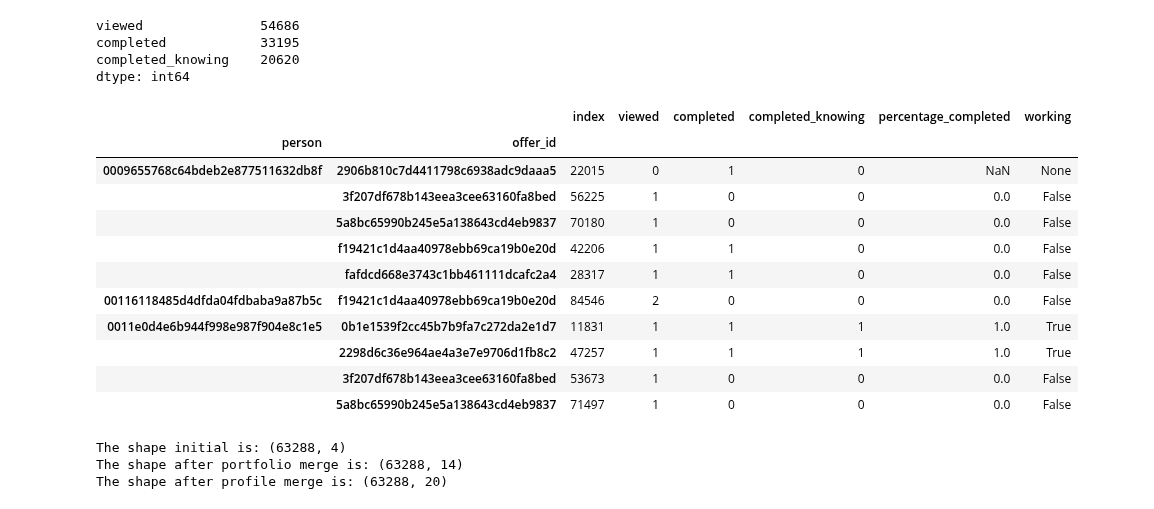
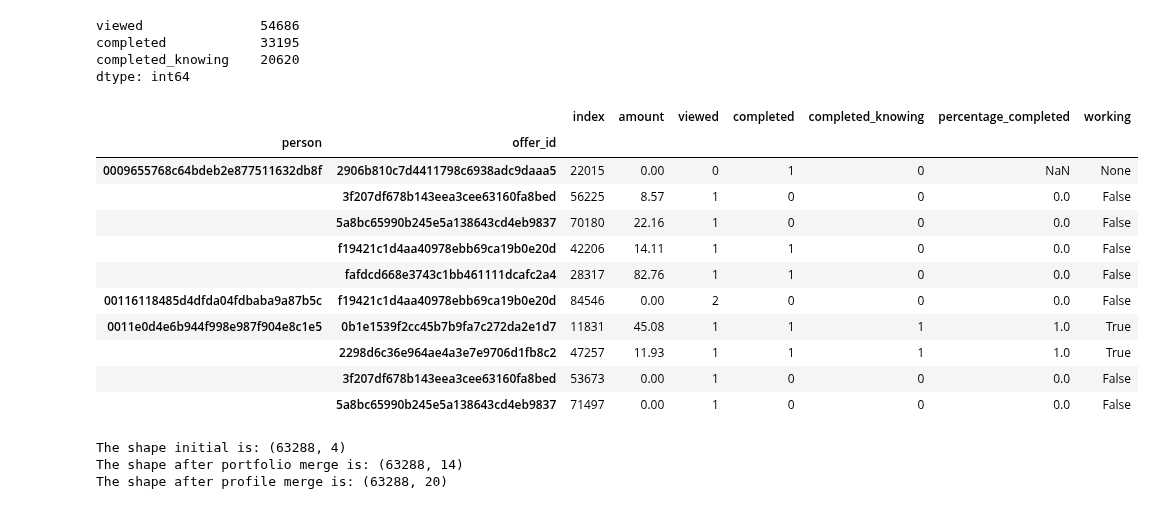
Before and after one commit to Sawy89/dsnd_starbucks_capstone, a Jupyter notebook: Starbucks_Capstone_notebook.ipynb, the cells around one changed output. Saved outputs shown, nothing was run; the diff lists cells and outputs as text; code cells hidden in the pictures.

Commit message:
Add the calculation of the amount spent for every offer

```diff
--- a/Starbucks_Capstone_notebook.ipynb
+++ b/Starbucks_Capstone_notebook.ipynb
@@ -314,6 +321,28 @@ The shape after completed is: (76277, 9)
+# %%
+# 1: slow calculation --> not used
+if 1==0:
+    offer['euros'] = 0
+    start = datetime.datetime.now()
+    for i, idx in enumerate(transaction.index):
+        if i % 1000 == 0:
+            print(f"- {i} on {len(transaction.index)}: {round(100 * i / len(transaction.index))} % - time spent: {(datetime.datetime.now()-start).total_seconds()} seconds")
+        tmp = transaction.loc[idx]
+        bool_ind = (offer['person']==tmp['person']) & (offer['time_viewed']<=tmp['time']) & (offer['time_end']>=tmp['time'])
+        if bool_ind.sum() == 1:
+            offer.loc[bool_ind, 'euros'] += tmp['amount']
+        elif bool_ind.sum() > 1:
+            print(f"--> check index {idx}")
+# %%
+# fast calculation
+offer_tmp = offer.merge(transaction, on='person', how='left')
+offer_tmp = offer_tmp.loc[(offer_tmp['time_viewed']<=offer_tmp['time']) & (offer_tmp['time_end']>=offer_tmp['time'])]
+offer_tmp = offer_tmp.groupby('index').agg({'person': 'first', 'time_received': 'first', 'offer_id': 'first',
+                            'duration_hour': 'first', 'time_end':'first', 'time_viewed':'first',
+                            'time_completed': 'first', 'reward_completed': 'first', 'amount': 'sum'}).reset_index()
+offer = offer_tmp.append(offer.loc[offer['index'].isin(offer_tmp['index'])==False])
 # %%
 # Create boolean offer
-offer_bool = offer[['index','person','offer_id','time_viewed','time_completed']].copy()
+offer_bool = offer[['index','person','offer_id','time_viewed','time_completed','amount']].copy()
 
 # viewed and completed in boolean
 offer_bool['viewed'] = False
@@ -347,25 +376,26 @@ dtype: int64
 # %%
 # Calculate the boolean data for unique person/offer
 offer_bool_grouped = offer_bool.groupby(['person','offer_id']).sum()
+offer_bool_grouped['amount'] = (offer_bool_grouped['amount'] / offer_bool_grouped['viewed']).fillna(0)
 offer_bool_grouped['percentage_completed'] = offer_bool_grouped['completed_knowing'] / offer_bool_grouped['viewed']
 
 offer_bool_grouped['working'] = None
 offer_bool_grouped.loc[offer_bool_grouped['percentage_completed']>=0.5,'working'] = True
 offer_bool_grouped.loc[offer_bool_grouped['percentage_completed']<0.5,'working'] = False
 offer_bool_grouped.head(10)
 # %% [output]
-|  |  | index | viewed | completed | completed_knowing | percentage_completed | working |
-| person | offer_id |  |  |  |  |  |  |
-| 0009655768c64bdeb2e877511632db8f | 2906b810c7d4411798c6938adc9daaa5 | 22015 | 0 | 1 | 0 | NaN | None |
-|  | 3f207df678b143eea3cee63160fa8bed | 56225 | 1 | 0 | 0 | 0.0 | False |
-|  | 5a8bc65990b245e5a138643cd4eb9837 | 70180 | 1 | 0 | 0 | 0.0 | False |
-|  | f19421c1d4aa40978ebb69ca19b0e20d | 42206 | 1 | 1 | 0 | 0.0 | False |
-|  | fafdcd668e3743c1bb461111dcafc2a4 | 28317 | 1 | 1 | 0 | 0.0 | False |
-| 00116118485d4dfda04fdbaba9a87b5c | f19421c1d4aa40978ebb69ca19b0e20d | 84546 | 2 | 0 | 0 | 0.0 | False |
-| 0011e0d4e6b944f998e987f904e8c1e5 | 0b1e1539f2cc45b7b9fa7c272da2e1d7 | 11831 | 1 | 1 | 1 | 1.0 | True |
-|  | 2298d6c36e964ae4a3e7e9706d1fb8c2 | 47257 | 1 | 1 | 1 | 1.0 | True |
-|  | 3f207df678b143eea3cee63160fa8bed | 53673 | 1 | 0 | 0 | 0.0 | False |
-|  | 5a8bc65990b245e5a138643cd4eb9837 | 71497 | 1 | 0 | 0 | 0.0 | False |
+|  |  | index | amount | viewed | completed | completed_knowing | percentage_completed | working |
+| person | offer_id |  |  |  |  |  |  |  |
+| 0009655768c64bdeb2e877511632db8f | 2906b810c7d4411798c6938adc9daaa5 | 22015 | 0.00 | 0 | 1 | 0 | NaN | None |
+|  | 3f207df678b143eea3cee63160fa8bed | 56225 | 8.57 | 1 | 0 | 0 | 0.0 | False |
+|  | 5a8bc65990b245e5a138643cd4eb9837 | 70180 | 22.16 | 1 | 0 | 0 | 0.0 | False |
+|  | f19421c1d4aa40978ebb69ca19b0e20d | 42206 | 14.11 | 1 | 1 | 0 | 0.0 | False |
+|  | fafdcd668e3743c1bb461111dcafc2a4 | 28317 | 82.76 | 1 | 1 | 0 | 0.0 | False |
+| 00116118485d4dfda04fdbaba9a87b5c | f19421c1d4aa40978ebb69ca19b0e20d | 84546 | 0.00 | 2 | 0 | 0 | 0.0 | False |
+| 0011e0d4e6b944f998e987f904e8c1e5 | 0b1e1539f2cc45b7b9fa7c272da2e1d7 | 11831 | 45.08 | 1 | 1 | 1 | 1.0 | True |
+|  | 2298d6c36e964ae4a3e7e9706d1fb8c2 | 47257 | 11.93 | 1 | 1 | 1 | 1.0 | True |
+|  | 3f207df678b143eea3cee63160fa8bed | 53673 | 0.00 | 1 | 0 | 0 | 0.0 | False |
+|  | 5a8bc65990b245e5a138643cd4eb9837 | 71497 | 0.00 | 1 | 0 | 0 | 0.0 | False |
 # %%
 # Combine the offer/person yes/no column with the profile and portfolio dataframes
 
```
Also changed, not shown: parts of 7 cells of this notebook.
